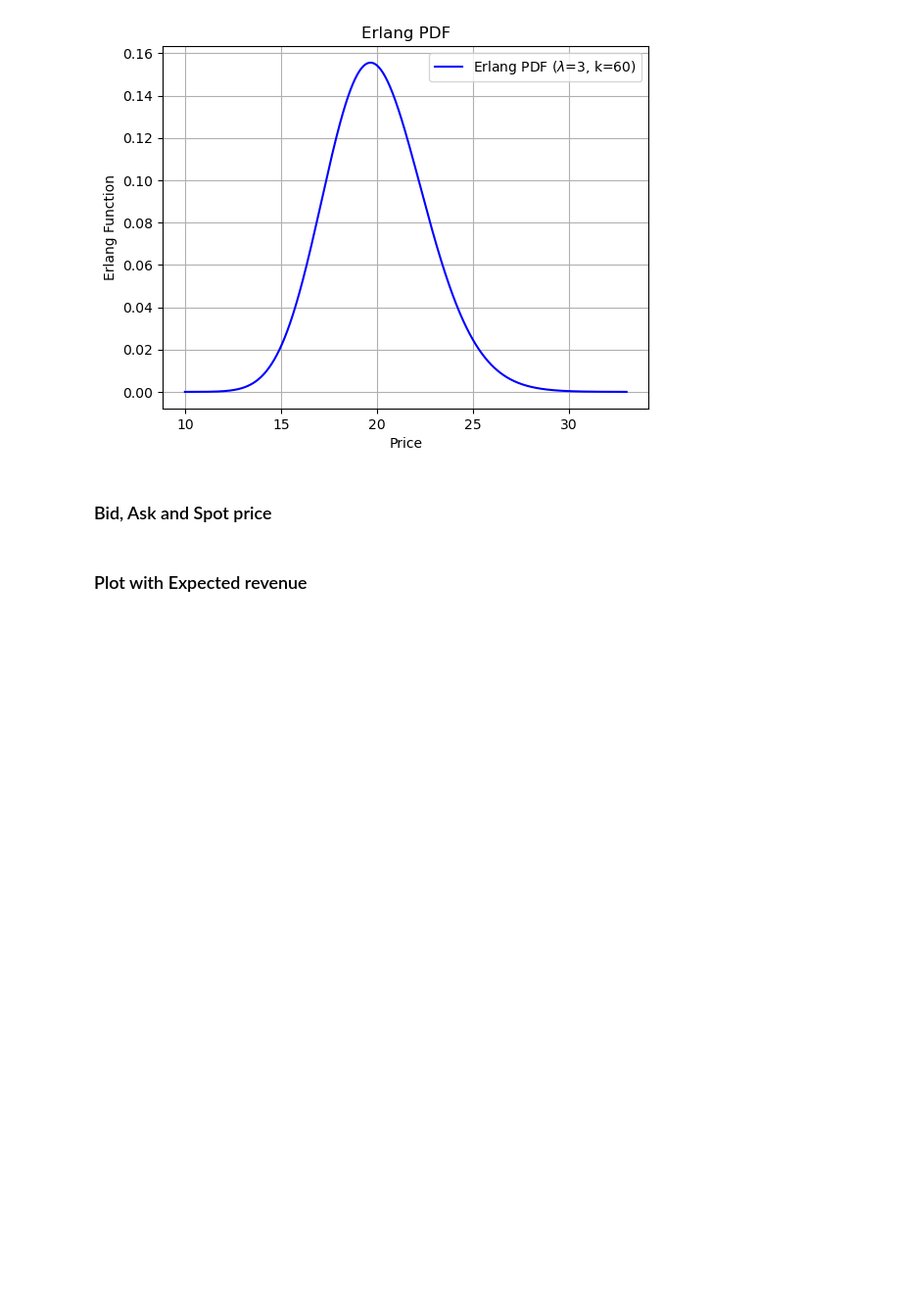
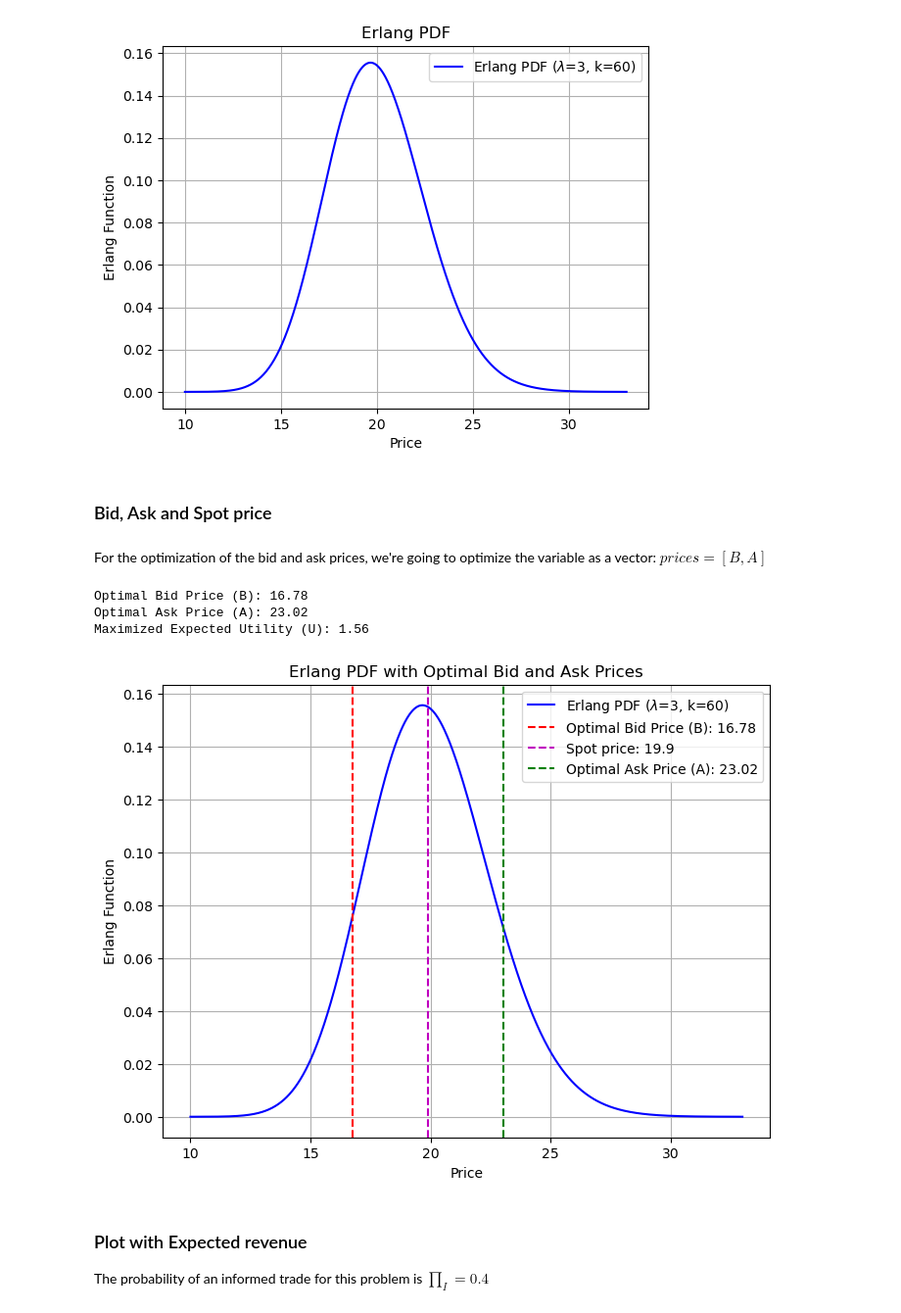
Before and after one commit to aluisaespinoza1/Information-Based-Models-Project, a Jupyter notebook: Bid_Ask_Project.ipynb, the cells around one changed output. Shown: that part at 98% size. Cells and saved outputs as stored; diff of their text form; code cells hidden in the pictures; blank space fills up the shorter version.

Commit message:
plots with optimal bid and ask

```diff
--- a/Bid_Ask_Project.ipynb
+++ b/Bid_Ask_Project.ipynb
@@ -71,5 +70,39 @@ plt.show()
 [figure]
 # %% [markdown]
 ### Bid, Ask and Spot price
+# %% [markdown]
+For the optimization of the bid and ask prices, we're going to optimize the variable as a vector: $prices = [B, A]$
+# %%
+S_0 = 19.90
+prices = [S_0 - 3, S_0 + 3]  # Initial guess for [B, A]
+result = minimize(partial(u.utility, S0=S_0, lambda_=lambda_, k=k), prices, method='BFGS')
+B_opt, A_opt = result.x
+U_opt = -result.fun
+# %%
+print(f'Optimal Bid Price (B): {B_opt:.2f}')
+print(f'Optimal Ask Price (A): {A_opt:.2f}')
+print(f'Maximized Expected Utility (U): {U_opt:.2f}')
+
+# Plotting the Erlang PDF with optimal bid and ask prices
+plt.figure(figsize=(8, 6))
+
+plt.plot(x, y, label=f'Erlang PDF ($\\lambda$={lambda_}, k={k})', color='blue')
+plt.axvline(B_opt, color='red', linestyle='--', label=f'Optimal Bid Price (B): {B_opt:.2f}')
+plt.axvline(S_0, color='m', linestyle='--', label=f'Spot price: {S_0}')
+plt.axvline(A_opt, color='green', linestyle='--', label=f'Optimal Ask Price (A): {A_opt:.2f}')
+plt.xlabel('Price')
+plt.ylabel('Erlang Function')
+plt.title('Erlang PDF with Optimal Bid and Ask Prices')
+
+plt.legend()
+plt.grid(True)
+plt.show()
+# %% [output]
+Optimal Bid Price (B): 16.78
+Optimal Ask Price (A): 23.02
+Maximized Expected Utility (U): 1.56
+[figure, added]
 # %% [markdown]
 ### Plot with Expected revenue
+
+The probability of an informed trade for this problem is $\prod_I = 0.4$
```
Also changed, not shown: parts of 3 cells of this notebook.
